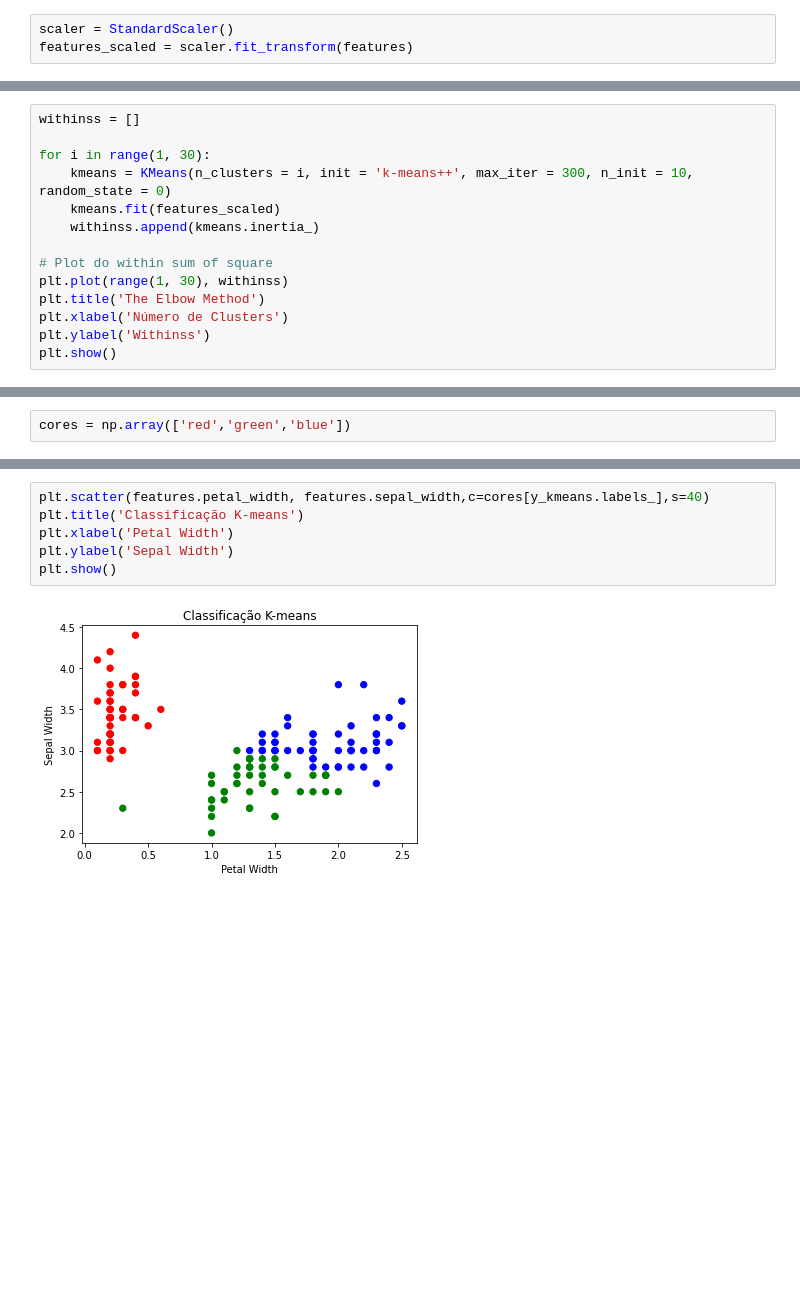
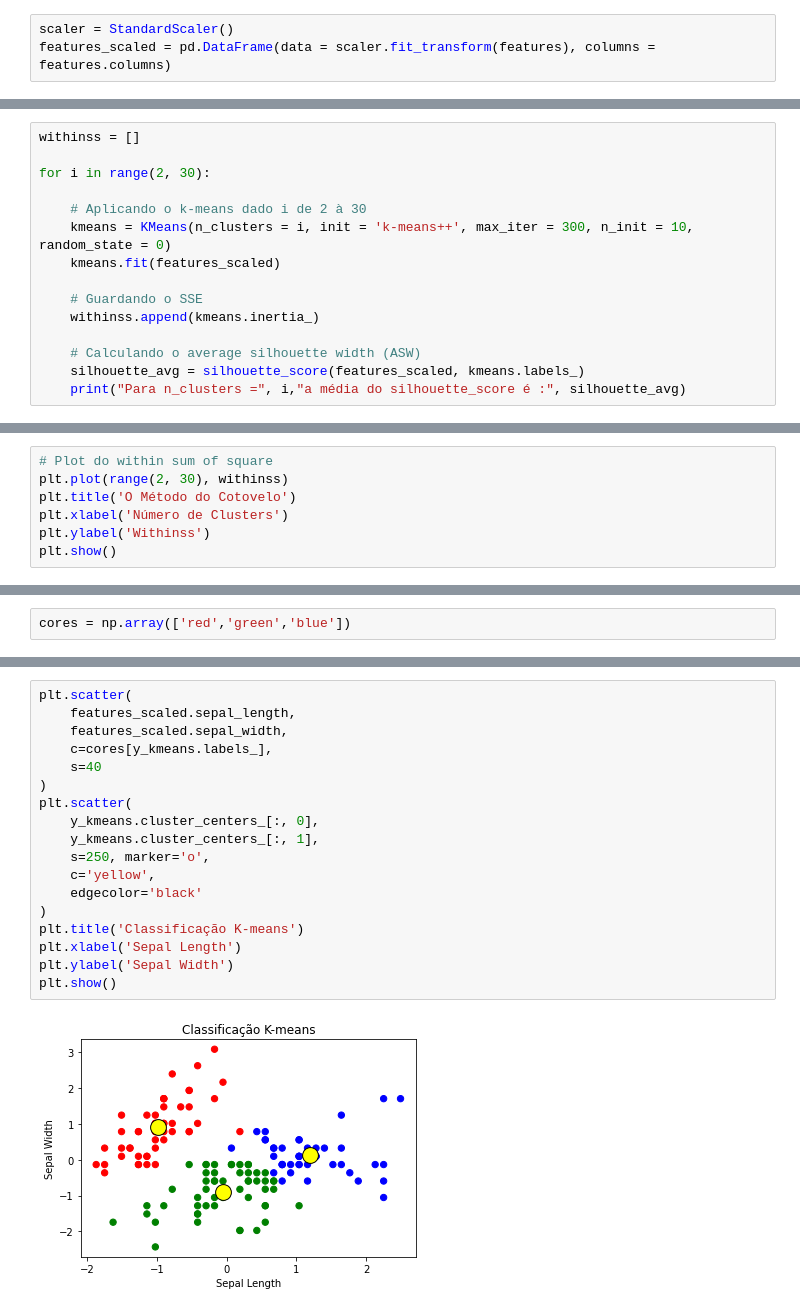
Before and after one commit to ricardobreis/Cluster-Analysis-Iris, a Jupyter notebook: kmeans.ipynb, the cells around one changed output, grey strips where cells are left out. Saved outputs shown, nothing was run; the diff lists cells and outputs as text; blank space fills up the shorter version.

Commit message:
Checking the average silhouette width

```diff
--- a/kmeans.ipynb
+++ b/kmeans.ipynb
@@ -113,5 +118,20 @@ features.corr()
 # %%
 scaler = StandardScaler()
-features_scaled = scaler.fit_transform(features)
+features_scaled = pd.DataFrame(data = scaler.fit_transform(features), columns = features.columns)
 # %% [markdown]
 #### K-means
+# %%
+withinss = []
+
+for i in range(2, 30):
+
+    # Aplicando o k-means dado i de 2 à 30
+    kmeans = KMeans(n_clusters = i, init = 'k-means++', max_iter = 300, n_init = 10, random_state = 0)
+    kmeans.fit(features_scaled)
+
+    # Guardando o SSE
+    withinss.append(kmeans.inertia_)
+
+    # Calculando o average silhouette width (ASW)
+    silhouette_avg = silhouette_score(features_scaled, kmeans.labels_)
+    print("Para n_clusters =", i,"a média do silhouette_score é :", silhouette_avg)
@@ -118,14 +156,7 @@ features_scaled = scaler.fit_transform(features)
 # %%
-withinss = []
-
-for i in range(1, 30):
-    kmeans = KMeans(n_clusters = i, init = 'k-means++', max_iter = 300, n_init = 10, random_state = 0)
-    kmeans.fit(features_scaled)
-    withinss.append(kmeans.inertia_)
-
 # Plot do within sum of square
-plt.plot(range(1, 30), withinss)
-plt.title('The Elbow Method')
+plt.plot(range(2, 30), withinss)
+plt.title('O Método do Cotovelo')
 plt.xlabel('Número de Clusters')
 plt.ylabel('Withinss')
 plt.show()
@@ -169,8 +200,20 @@ plt.show()
 # %%
-plt.scatter(features.petal_width, features.sepal_width,c=cores[y_kmeans.labels_],s=40)
+plt.scatter(
+    features_scaled.sepal_length,
+    features_scaled.sepal_width,
+    c=cores[y_kmeans.labels_],
+    s=40
+)
+plt.scatter(
+    y_kmeans.cluster_centers_[:, 0],
+    y_kmeans.cluster_centers_[:, 1],
+    s=250, marker='o',
+    c='yellow',
+    edgecolor='black'
+)
 plt.title('Classificação K-means')
-plt.xlabel('Petal Width')
+plt.xlabel('Sepal Length')
 plt.ylabel('Sepal Width')
 plt.show()
 # %% [output]
-[figure, old version]
+[figure, new version]
```
Also changed, not shown: parts of 13 cells of this notebook.
